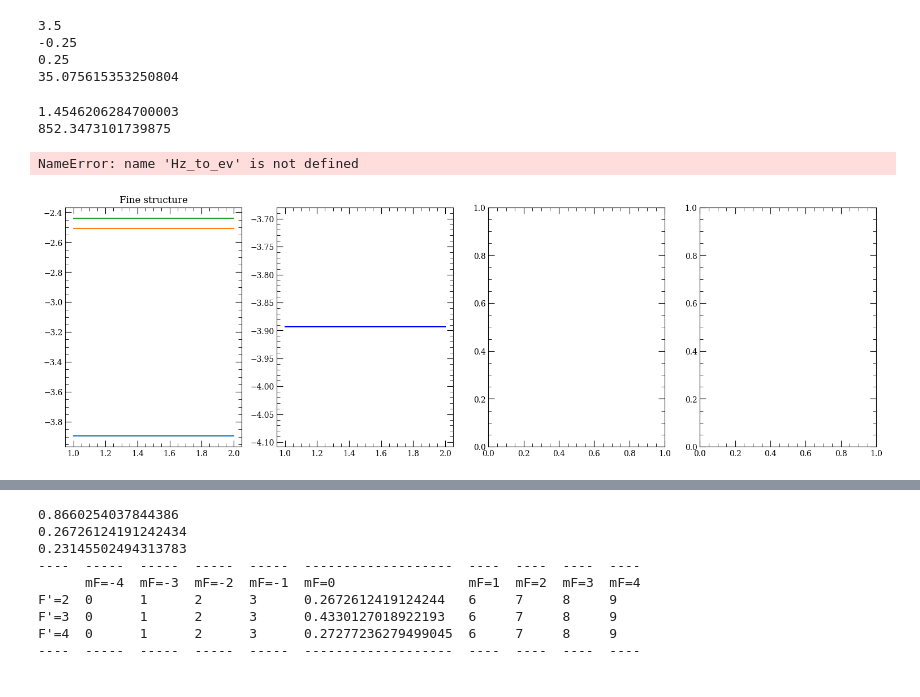
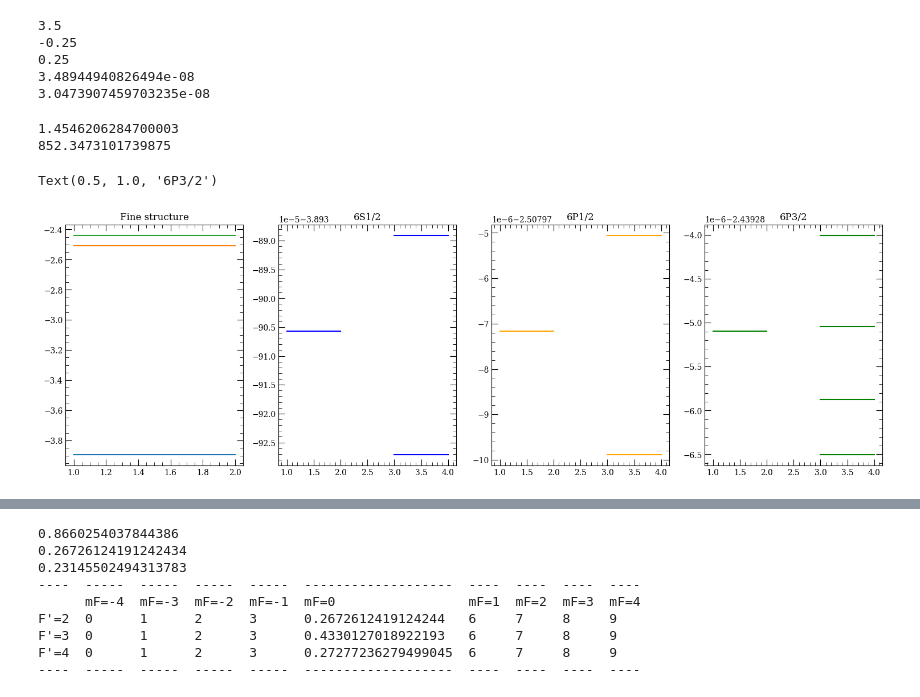
Before and after one commit to maimounabocoum/Mai-Qtip, a Jupyter notebook: Cesium.ipynb, the cells around one changed output, grey strips where cells are left out. Drawn from its saved outputs; the diff is of its cells as text; code cells hidden in the pictures.

```diff
--- a/Cesium.ipynb
+++ b/Cesium.ipynb
@@ -9,6 +9,9 @@ from arc import *  # Import ARC (Alkali Rydberg Calculator)
 def eV_to_nm(x):
   y = (1239.84198)/x
   return y
+
+def Hz_to_eV(x):
+  return (constants.h/constants.e)*x
 # %%
 # Load parameters for Caesium
 atom = Caesium()
@@ -23,25 +26,18 @@ print(atom.I)
 
 #get the hyperfine Lande factor for given fine level (cf cesiumnumber by Steck p.5)
 g_F = atom.getLandegf(0,0.5,3)
-print(g_F)
+print(atom.getLandegf(0,0.5,3))
 print(atom.getLandegf(0,0.5,4))
 
-
-
-# get the Rabi frequency in presence of Magnetic field
-B = 1e-3 # magnetic field in T unit
-
-# calculate larmor frequency using magnetic dipole
-muB = 9.2740100783*1e-24 # Bohr magneton
-hbar = 1.05457182*1e-34
-omega_s = -muB*atom.gI*B/hbar
-
-print(omega_s*1e-3)
+#get state lifetime in second
+print(atom.getStateLifetime(6,1,0.5, temperature=300,includeLevelsUpTo=7))
+print(atom.getStateLifetime(6,1,1.5, temperature=300,includeLevelsUpTo=7))
 # %% [output]
 3.5
 -0.25
 0.25
-35.075615353250804
+3.48944940826494e-08
+3.0473907459703235e-08
 # %%
 # return energy of hyperfine spin state of Cs in eV - atom.getEnergy(n,l,j,s)
 # For n=6 , l=0 => (J=1/2, F = 3,4 )
@@ -75,40 +71,40 @@ E_hfs_D2[3]        = atom.getHFSEnergyShift( 1.5, 5, Coeff_D2[0], Coeff_D2[1] )
 
 
 fig, axs = plt.subplots(1, 4)
 fig.set_size_inches(18.5, 5.5)
 # plot energy lines of fine structure
 axs[0].plot([1,2], [atom.getEnergy(6,0,0.5),atom.getEnergy(6,0,0.5)], label = "line 1")
 axs[0].plot([1,2], [atom.getEnergy(6,1,0.5),atom.getEnergy(6,1,0.5)], label = "line 2")
 axs[0].plot([1,2], [atom.getEnergy(6,1,1.5),atom.getEnergy(6,1,1.5)], label = "line 2")
 axs[0].set_title('Fine structure')
 
 # plot energy lines of hyperfine structure
 axs[1].plot([1,2], [atom.getEnergy(6,0,0.5),atom.getEnergy(6,0,0.5)] , label = "line 1", color='blue')
-axs[1].plot([3,4], [atom.getEnergy(6,0,0.5),atom.getEnergy(6,0,0.5)] + Hz_to_ev(E_hfs_ground[0]), label = "line 1", color='blue')
-axs[1].plot([3,4], [atom.getEnergy(6,0,0.5),atom.getEnergy(6,0,0.5)] + Hz_to_ev(E_hfs_ground[1]), label = "line 1", color='blue')
+axs[1].plot([3,4], [atom.getEnergy(6,0,0.5),atom.getEnergy(6,0,0.5)] + Hz_to_eV(E_hfs_ground[0]), label = "line 1", color='blue')
+axs[1].plot([3,4], [atom.getEnergy(6,0,0.5),atom.getEnergy(6,0,0.5)] + Hz_to_eV(E_hfs_ground[1]), label = "line 1", color='blue')
 axs[1].set_title('6S1/2')
 
 # plot energy lines of hyperfine structure
 axs[2].plot([1,2], [atom.getEnergy(6,1,0.5),atom.getEnergy(6,1,0.5)] , label = "line 1", color='orange')
-axs[2].plot([3,4], [atom.getEnergy(6,1,0.5),atom.getEnergy(6,1,0.5)] + Hz_to_ev(E_hfs_D1[0]), label = "line 1", color='orange')
-axs[2].plot([3,4], [atom.getEnergy(6,1,0.5),atom.getEnergy(6,1,0.5)] + Hz_to_ev(E_hfs_D1[1]), label = "line 1", color='orange')
+axs[2].plot([3,4], [atom.getEnergy(6,1,0.5),atom.getEnergy(6,1,0.5)] + Hz_to_eV(E_hfs_D1[0]), label = "line 1", color='orange')
+axs[2].plot([3,4], [atom.getEnergy(6,1,0.5),atom.getEnergy(6,1,0.5)] + Hz_to_eV(E_hfs_D1[1]), label = "line 1", color='orange')
 axs[2].set_title('6P1/2')
 
 # plot energy lines of hyperfine structure
 axs[3].plot([1,2], [atom.getEnergy(6,1,1.5),atom.getEnergy(6,1,1.5)] , label = "line 1", color='green')
-axs[3].plot([3,4], [atom.getEnergy(6,1,1.5),atom.getEnergy(6,1,1.5)] + Hz_to_ev(E_hfs_D2[0]), label = "line 1", color='green')
-axs[3].plot([3,4], [atom.getEnergy(6,1,1.5),atom.getEnergy(6,1,1.5)] + Hz_to_ev(E_hfs_D2[1]), label = "line 1", color='green')
-axs[3].plot([3,4], [atom.getEnergy(6,1,1.5),atom.getEnergy(6,1,1.5)] + Hz_to_ev(E_hfs_D2[2]), label = "line 1", color='green')
-axs[3].plot([3,4], [atom.getEnergy(6,1,1.5),atom.getEnergy(6,1,1.5)] + Hz_to_ev(E_hfs_D2[3]), label = "line 1", color='green')
+axs[3].plot([3,4], [atom.getEnergy(6,1,1.5),atom.getEnergy(6,1,1.5)] + Hz_to_eV(E_hfs_D2[0]), label = "line 1", color='green')
+axs[3].plot([3,4], [atom.getEnergy(6,1,1.5),atom.getEnergy(6,1,1.5)] + Hz_to_eV(E_hfs_D2[1]), label = "line 1", color='green')
+axs[3].plot([3,4], [atom.getEnergy(6,1,1.5),atom.getEnergy(6,1,1.5)] + Hz_to_eV(E_hfs_D2[2]), label = "line 1", color='green')
+axs[3].plot([3,4], [atom.getEnergy(6,1,1.5),atom.getEnergy(6,1,1.5)] + Hz_to_eV(E_hfs_D2[3]), label = "line 1", color='green')
 axs[3].set_title('6P3/2')
 
 # Plot Energy Levels of Cesium
 #levels = LevelPlot(atom)
 #levels.makeLevels(nmin, nmax, lmin, lmax)
 #levels.drawLevels()
 #levels.showPlot()
 # %% [output]
 1.4546206284700003
 852.3473101739875
-NameError: name 'Hz_to_ev' is not defined
+Text(0.5, 1.0, '6P3/2')
-[figure, old version]
+[figure, new version]
```
Also changed, not shown: parts of 2 cells of this notebook, 2 other files.
